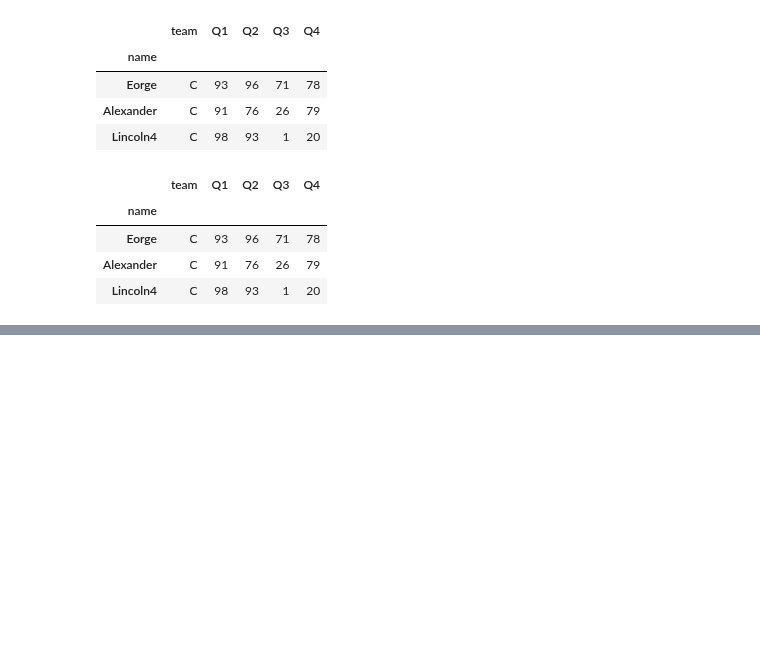
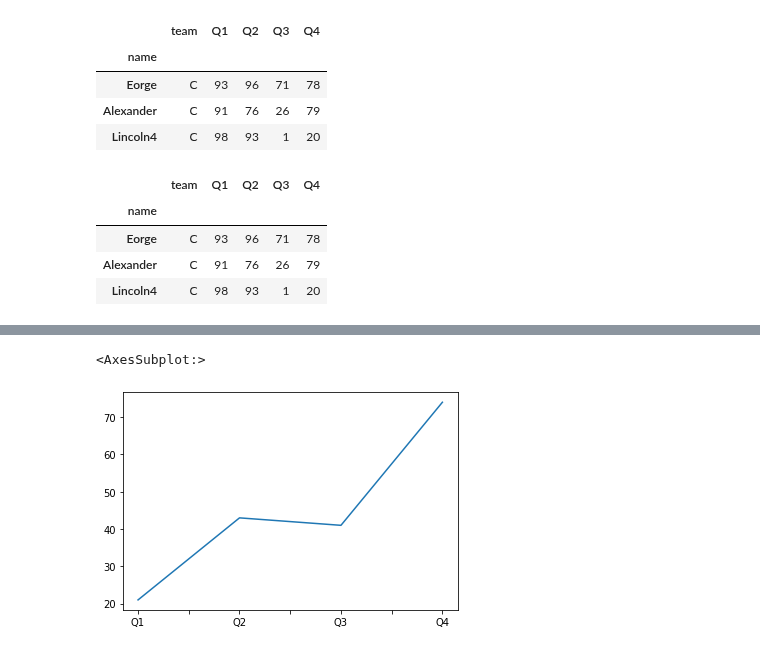
Before and after one commit to Yellow-BringtEast/python-study, a Jupyter notebook: pandas/chapter_one.ipynb, the cells around one changed output, grey strips where cells are left out. Cells and saved outputs as stored; diff of their text form; code cells hidden in the pictures; blank space fills up the shorter version.

```diff
--- a/pandas/chapter_one.ipynb
+++ b/pandas/chapter_one.ipynb
@@ -273,0 +525,6 @@ df[df['team'] == 'C'].loc[df.Q1 > 90]
+# %%
+df.set_index('name', inplace=True)
+df.loc['Ben', 'Q1':'Q4'].plot() # ben四个季度的成绩变化
+# %% [output]
+<AxesSubplot:>
+[figure, added]
```
Also changed, not shown: parts of 21 cells of this notebook.
